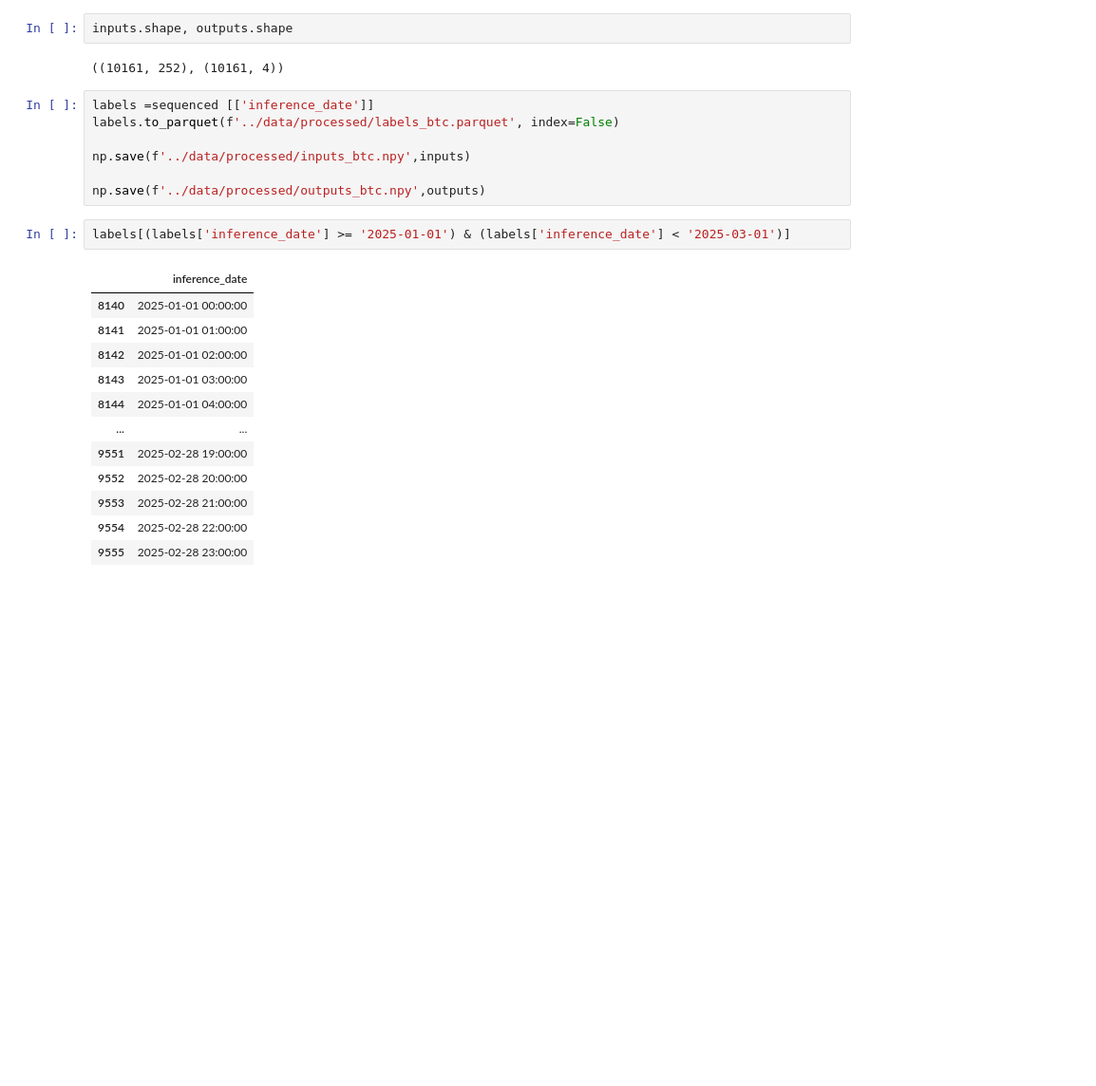
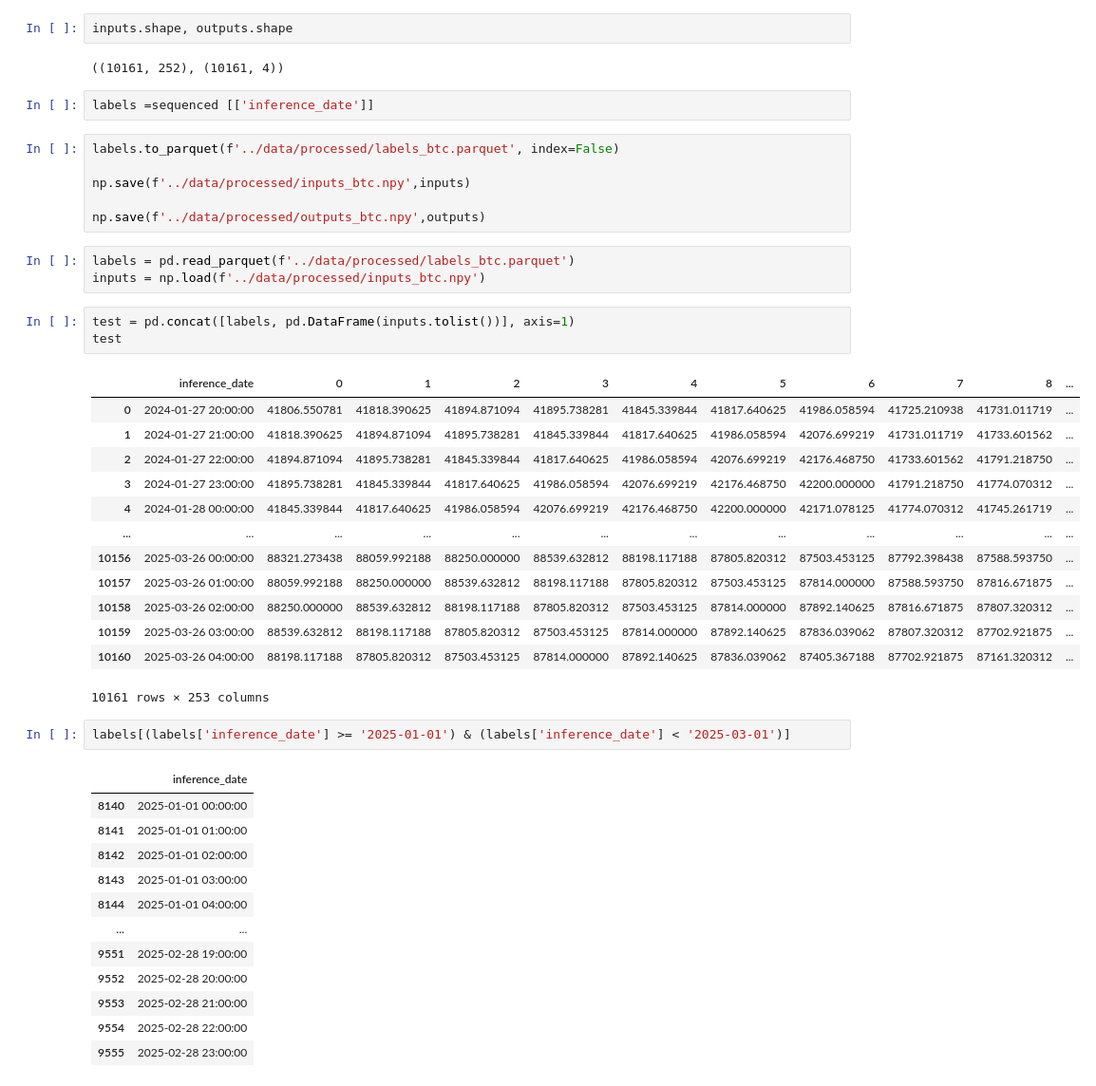
Before and after one commit to ethan-cyj/DSE4211-Group-BTC-Day-Trading, a Jupyter notebook: notebooks/XGBoost.ipynb, the cells around one changed output. Shown at 95% size. Drawn from its saved outputs; the diff is of its cells as text; blank space fills up the shorter version.

```diff
--- a/notebooks/XGBoost.ipynb
+++ b/notebooks/XGBoost.ipynb
@@ -314,13 +340,34 @@ for i, (x, y) in enumerate(dataloader):
 inputs.shape, outputs.shape
 # %% [output]
 ((10161, 252), (10161, 4))
+# %%
+labels =sequenced [['inference_date']]
 # %%
-labels =sequenced [['inference_date']]
 labels.to_parquet(f'../data/processed/labels_btc.parquet', index=False)
 
 np.save(f'../data/processed/inputs_btc.npy',inputs)
 
 np.save(f'../data/processed/outputs_btc.npy',outputs)
+# %%
+labels = pd.read_parquet(f'../data/processed/labels_btc.parquet')
+inputs = np.load(f'../data/processed/inputs_btc.npy')
+# %%
+test = pd.concat([labels, pd.DataFrame(inputs.tolist())], axis=1)
+test
+# %% [output]
+|  | inference_date | 0 | 1 | 2 | 3 | 4 | 5 | 6 | 7 | 8 | ... |
+| 0 | 2024-01-27 20:00:00 | 41806.550781 | 41818.390625 | 41894.871094 | 41895.738281 | 41845.339844 | 41817.640625 | 41986.058594 | 41725.210938 | 41731.011719 | ... |
+| 1 | 2024-01-27 21:00:00 | 41818.390625 | 41894.871094 | 41895.738281 | 41845.339844 | 41817.640625 | 41986.058594 | 42076.699219 | 41731.011719 | 41733.601562 | ... |
+| 2 | 2024-01-27 22:00:00 | 41894.871094 | 41895.738281 | 41845.339844 | 41817.640625 | 41986.058594 | 42076.699219 | 42176.468750 | 41733.601562 | 41791.218750 | ... |
+| 3 | 2024-01-27 23:00:00 | 41895.738281 | 41845.339844 | 41817.640625 | 41986.058594 | 42076.699219 | 42176.468750 | 42200.000000 | 41791.218750 | 41774.070312 | ... |
+| 4 | 2024-01-28 00:00:00 | 41845.339844 | 41817.640625 | 41986.058594 | 42076.699219 | 42176.468750 | 42200.000000 | 42171.078125 | 41774.070312 | 41745.261719 | ... |
+| ... | ... | ... | ... | ... | ... | ... | ... | ... | ... | ... | ... |
+| 10156 | 2025-03-26 00:00:00 | 88321.273438 | 88059.992188 | 88250.000000 | 88539.632812 | 88198.117188 | 87805.820312 | 87503.453125 | 87792.398438 | 87588.593750 | ... |
+| 10157 | 2025-03-26 01:00:00 | 88059.992188 | 88250.000000 | 88539.632812 | 88198.117188 | 87805.820312 | 87503.453125 | 87814.000000 | 87588.593750 | 87816.671875 | ... |
+| 10158 | 2025-03-26 02:00:00 | 88250.000000 | 88539.632812 | 88198.117188 | 87805.820312 | 87503.453125 | 87814.000000 | 87892.140625 | 87816.671875 | 87807.320312 | ... |
+| 10159 | 2025-03-26 03:00:00 | 88539.632812 | 88198.117188 | 87805.820312 | 87503.453125 | 87814.000000 | 87892.140625 | 87836.039062 | 87807.320312 | 87702.921875 | ... |
+| 10160 | 2025-03-26 04:00:00 | 88198.117188 | 87805.820312 | 87503.453125 | 87814.000000 | 87892.140625 | 87836.039062 | 87405.367188 | 87702.921875 | 87161.320312 | ... |
+10161 rows × 253 columns
 # %%
 labels[(labels['inference_date'] >= '2025-01-01') & (labels['inference_date'] < '2025-03-01')]
 # %% [output]
```
Also changed, not shown: parts of 23 cells of this notebook, 4 other files.
